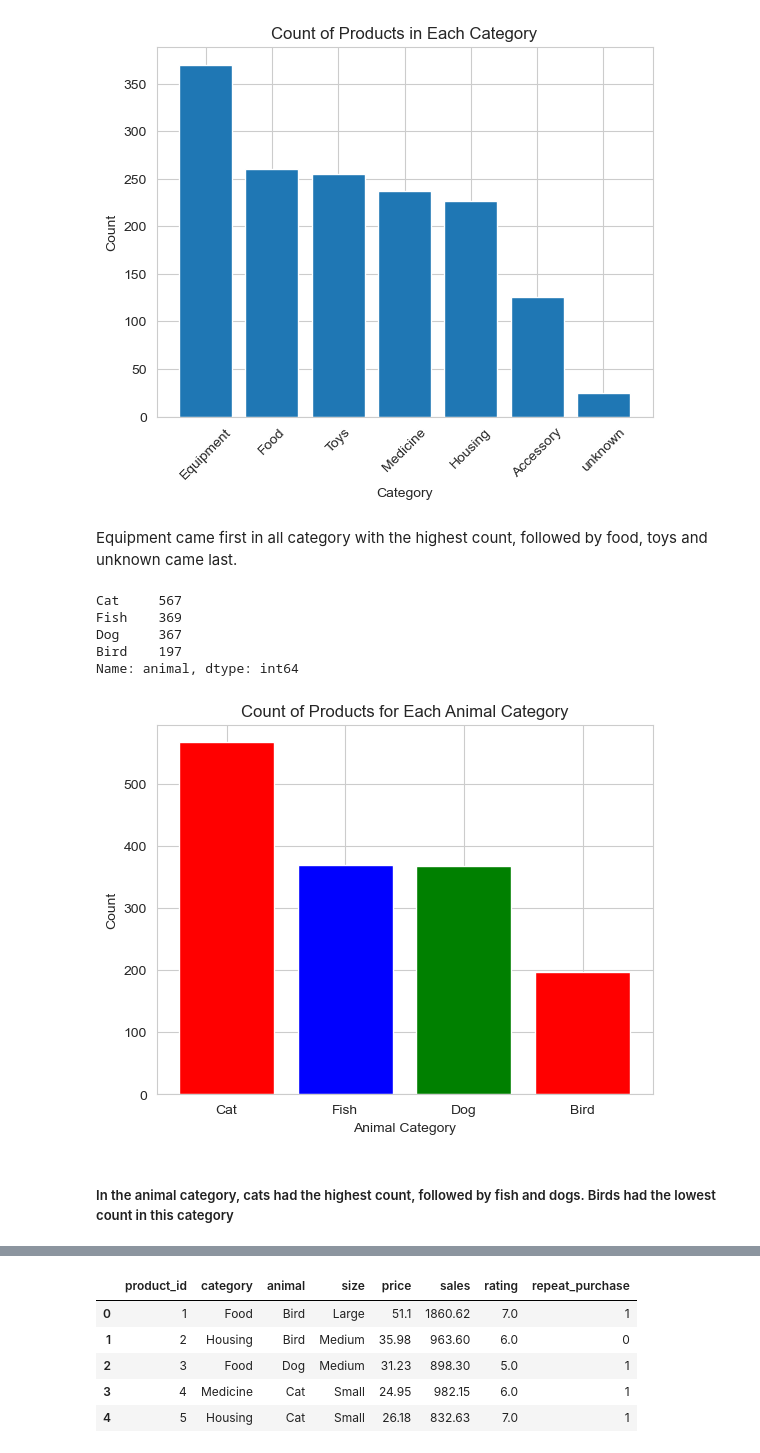
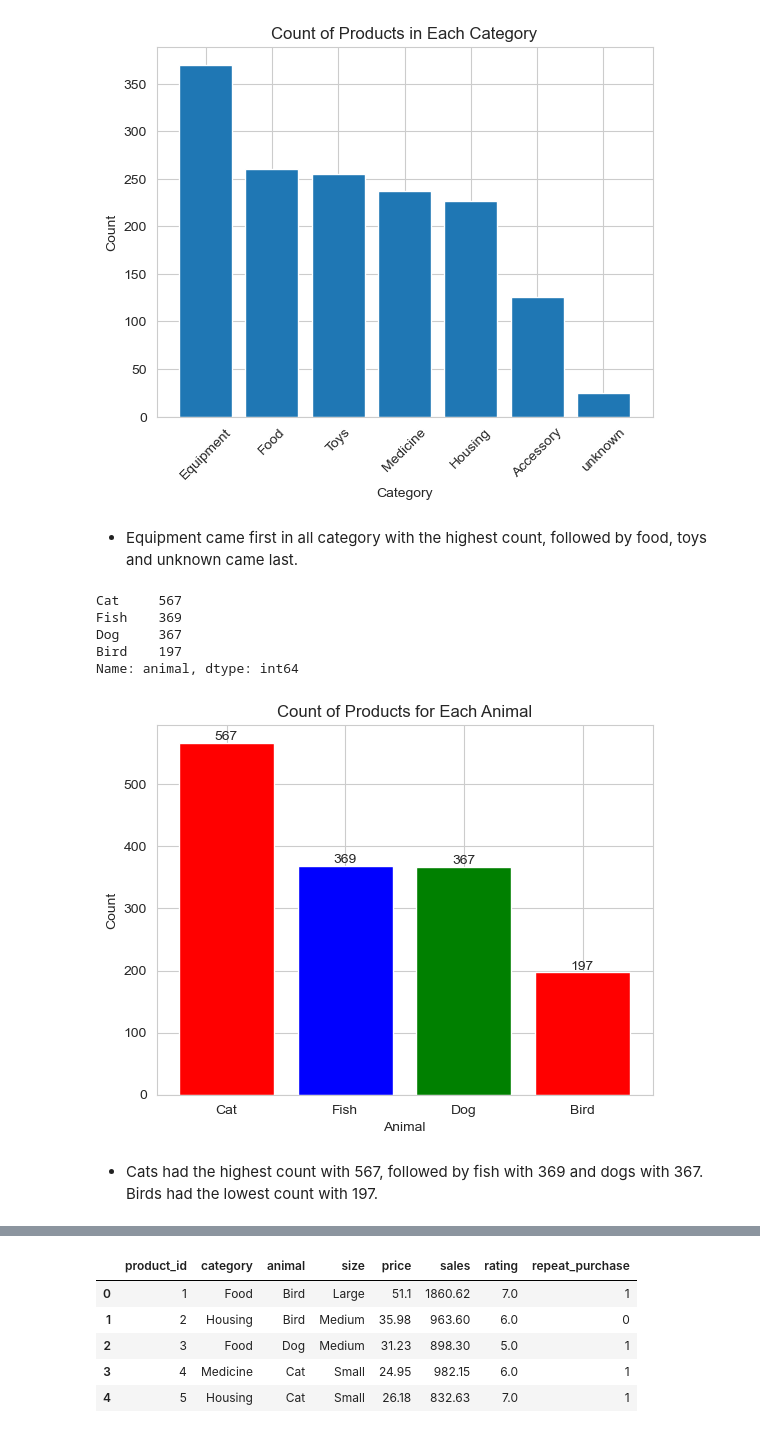
Before and after one commit to LoveRedemption/Pet_supply_analysis, a Jupyter notebook: Pet_Box.ipynb, the cells around one changed output, grey strips where cells are left out. Saved outputs shown, nothing was run; the diff lists cells and outputs as text; code cells hidden in the pictures.

```diff
--- a/Pet_Box.ipynb
+++ b/Pet_Box.ipynb
@@ -199,8 +143,8 @@ df[df['rating'] == 0].head()
 | 73 | 74 | Food | Bird | large | 28.06 | 1864.01 | 0.0 | 0 |
 # %%
 # Round sales and prices to 2 decimal places
-df['sales'] = df['sales'].apply(lambda x: round(x, 2) if isinstance(x, float) and x.as_integer_ratio()[1] != 1 else x)
-df['price'] = df['price'].apply(lambda x: round(x, 2) if isinstance(x, float) and x.as_integer_ratio()[1] != 1 else x)
+df['sales'] = df['sales'].apply(lambda x: round(x, 2))
+df['price'] = df['price'].apply(lambda x: round(x, 2))
 # %%
 df.info()
 # %% [output]
@@ -344,7 +289,7 @@ plt.show()
 # %% [output]
 [figure]
 # %% [markdown]
-Equipment came first in all category with the highest count, followed by food, toys and unknown came last.
+- Equipment came first in all category with the highest count, followed by food, toys and unknown came last.
 # %%
 # count of products for each animal category
 animal_counts = df['animal'].value_counts()
@@ -359,16 +304,20 @@ Name: animal, dtype: int64
 # %%
 # Create a bar chart
 plt.bar(animal_counts.index, animal_counts.values, color=['red', 'blue', 'green'])
 
+# Add text labels to the bars
+for i, count in enumerate(animal_counts.values):
+    plt.text(i, count+5, str(count), ha='center')
+
 # Set chart title and axis labels
-plt.title('Count of Products for Each Animal Category')
-plt.xlabel('Animal Category')
+plt.title('Count of Products for Each Animal')
+plt.xlabel('Animal')
 plt.ylabel('Count')
 
 # Display the chart
 plt.show()
 # %% [output]
-[figure, old version]
+[figure, new version]
 # %% [markdown]
-##### In the animal category, cats had the highest count, followed by fish and dogs. Birds had the lowest count in this category
+- Cats had the highest count with 567, followed by fish with 369 and dogs with 367. Birds had the lowest count with 197.
 # %% [markdown]
```
Also changed, not shown: parts of 42 cells of this notebook, 1 other file.
